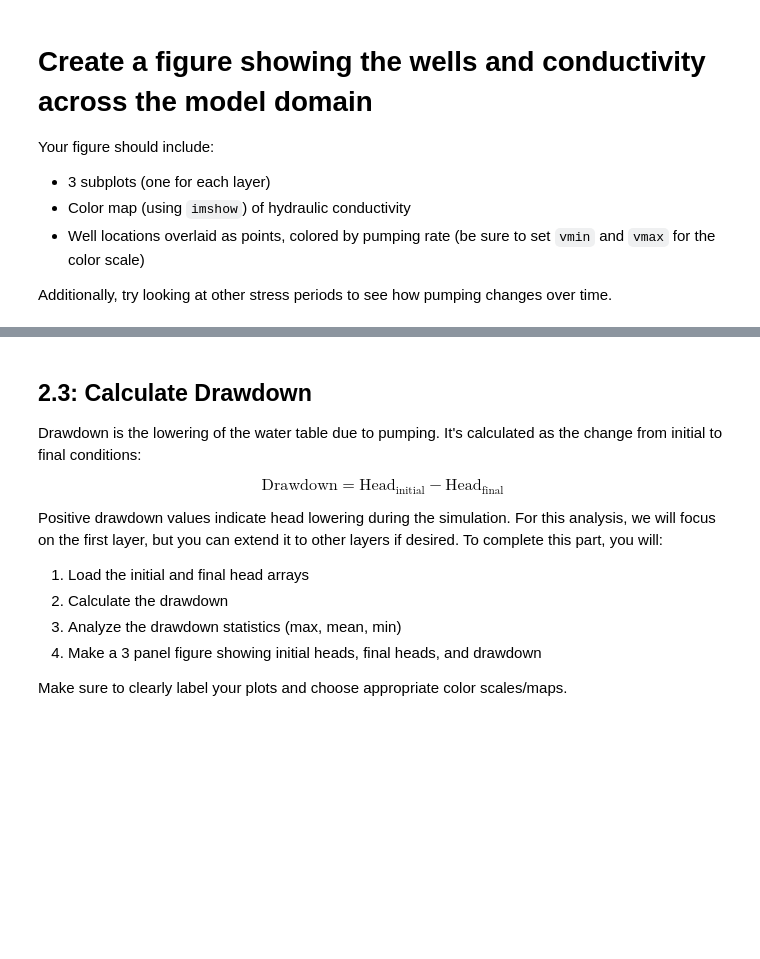
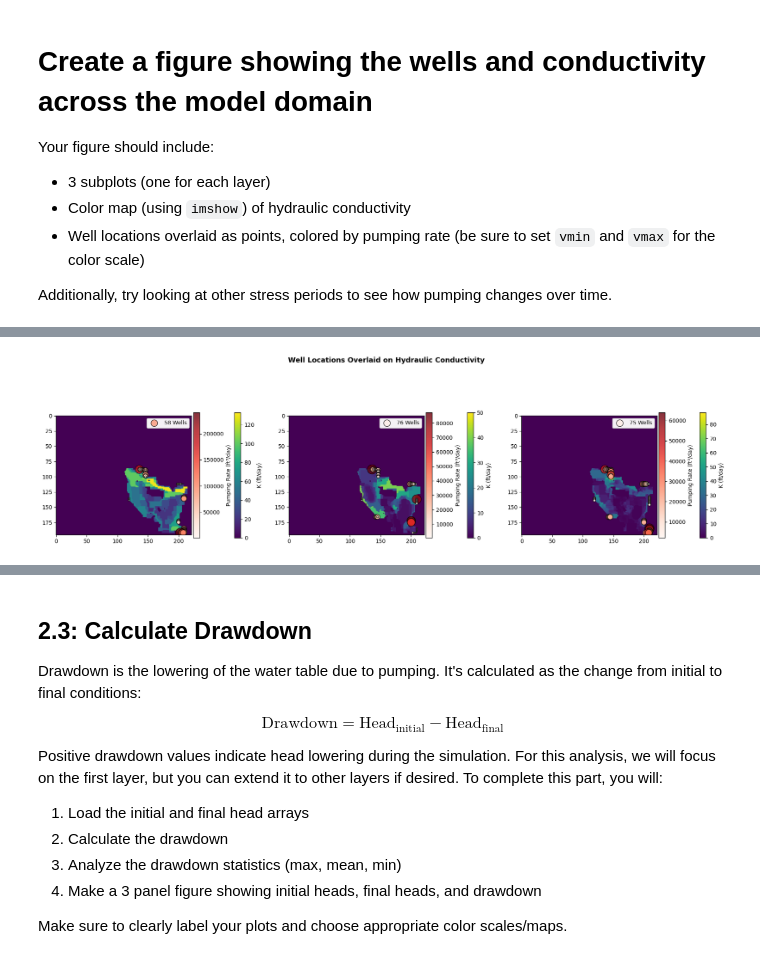
Before and after one commit to HWRS564-hydrogeologic-analysis/hwrs564a_course_materials_Askins, a Jupyter notebook: content_weekly/week_12/hw7/hw7_pinal_county_model.ipynb, the cells around one changed output, grey strips where cells are left out. Cells and saved outputs as stored; diff of their text form; code cells hidden in the pictures; blank space fills up the shorter version.

```diff
--- a/content_weekly/week_12/hw7/hw7_pinal_county_model.ipynb
+++ b/content_weekly/week_12/hw7/hw7_pinal_county_model.ipynb
@@ -131,45 +167,55 @@ hk = None  # Horizontal hydraulic conductivity
 # %%
+# Create 1 x 3 figure for plotting the individual layers
+# Use a figsize (18, 6) for decent visibility
+# TODO: Fill in the None parts here
+fig, axes = plt.subplots(1, 3, figsize=(18, 6))
+fig.suptitle(f'Well Locations Overlaid on Hydraulic Conductivity',
+             fontsize=13, fontweight='bold')
+
 # TODO: Loop through each layer and plot
 # TODO: Fill in the None parts here
-for layer_to_plot in None:
+for layer_to_plot in range(0,3):
 
     # Plot K field as background first
-    ax = None
-    im = None
+    ax = axes[layer_to_plot]
+    im = ax.imshow(hk[layer_to_plot],
+                   cmap='viridis')
     plt.colorbar(im, ax=ax, label='K (ft/day)', shrink=0.6, pad=0.08)
 
     # Get well data for this layer and stress period 0
-    wells_in_layer = None
+    wells_in_layer = get_well_data_for_layer_and_stress_period(m.wel, layer_to_plot, 0)
     # Now pull out the `i`, `j`, and `flux` columns
-    well_rows_layer = None
-    well_cols_layer = None
-    pump_rates_layer = None
+    well_rows_layer = wells_in_layer['i']
+    well_cols_layer = wells_in_layer['j']
+    pump_rates_layer = wells_in_layer['flux']
 
     # Convert to positive values for sizing and coloring
     # NOTE: nothing to do here
     abs_pump_rates = np.abs(pump_rates_layer)
     # Normalize marker sizes (scale to reasonable range)
     # NOTE: nothing to do here
     marker_sizes = (abs_pump_rates / abs_pump_rates.max()) * 300
 
     # Overlay well locations
     # NOTE: nothing to do here
     scatter = ax.scatter(well_cols_layer, well_rows_layer,
                          s=marker_sizes,           # Size proportional to pumping rate
                          c=abs_pump_rates,         # Color by absolute pumping rate
                          cmap='Reds',              # Red colormap
                          alpha=0.8,
                          edgecolors='black',
                          linewidths=1,
                          marker='o',
                          label=f'{len(wells_in_layer)} Wells')
     # Add colorbar for pumping rates
     cbar_wells = plt.colorbar(scatter, ax=ax, label='Pumping Rate (ft³/day)',
                               shrink=0.6, pad=0.01)
 
     ax.legend(loc='upper right', fontsize=10, framealpha=0.95)
 
 plt.tight_layout()
+# %% [output]
+[figure, added]
 # %%
 # Run the model - this will take a few minutes
 # TODO: Fill in the None parts here, and set `silent=False` to see the output,
```
Also changed, not shown: parts of 18 cells of this notebook.
